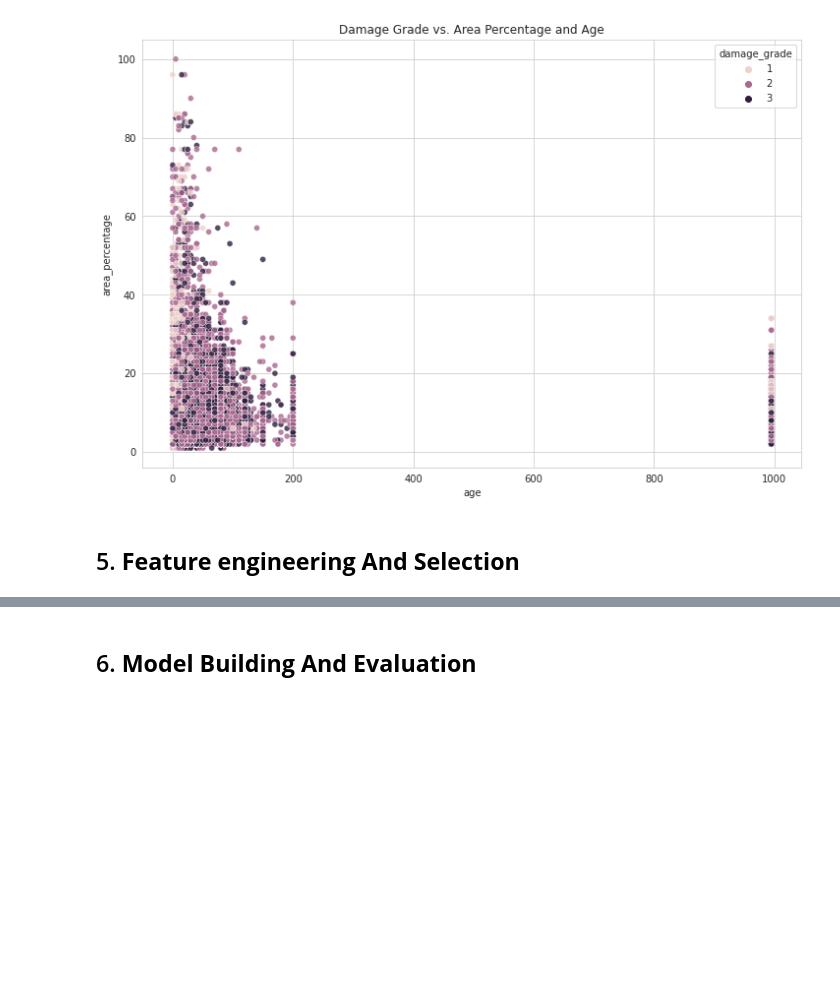
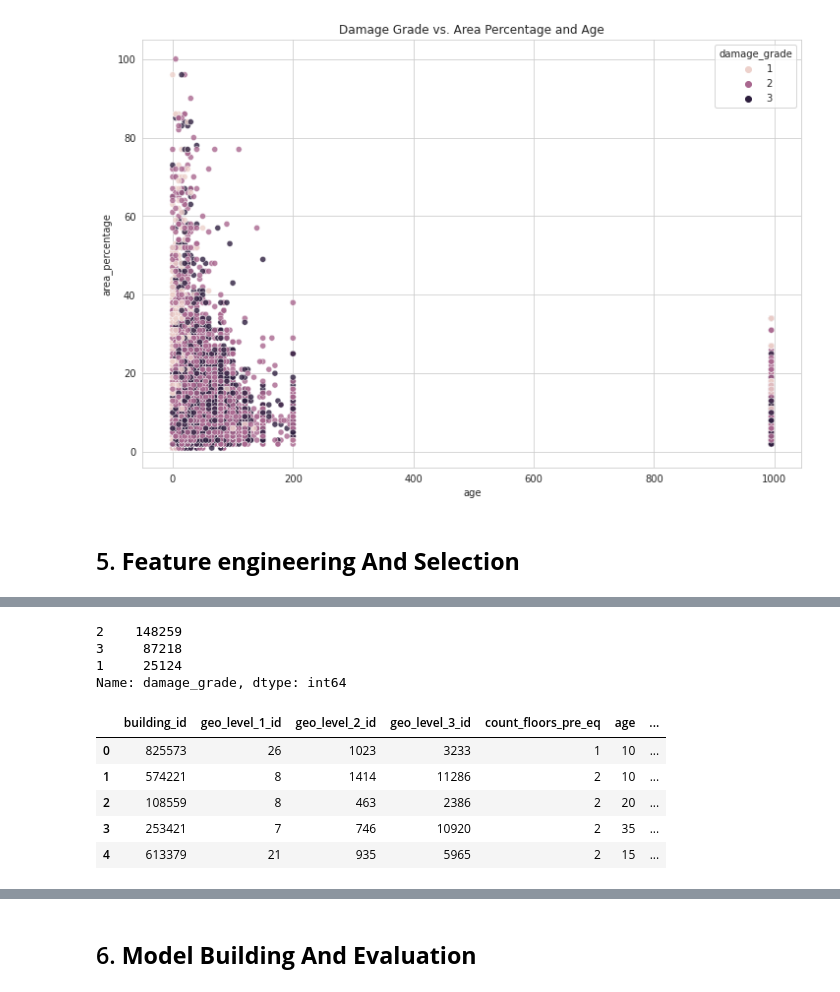
Before and after one commit to Nokulunga77/Data-Competition-, a Jupyter notebook: Note_book.ipynb, the cells around one changed output, grey strips where cells are left out. Saved outputs shown, nothing was run; the diff lists cells and outputs as text; code cells hidden in the pictures; blank space fills up the shorter version.

```diff
--- a/Note_book.ipynb
+++ b/Note_book.ipynb
@@ -224,0 +235,58 @@ train_data = df_train.copy()
+# %%
+cols = ['building_id', 'geo_level_1_id', 'geo_level_2_id', 'geo_level_3_id',
+       'count_floors_pre_eq', 'age', 'area_percentage', 'height_percentage',
+       'land_surface_condition', 'foundation_type', 'roof_type',
+       'ground_floor_type', 'other_floor_type', 'position',
+       'plan_configuration', 'has_superstructure_adobe_mud',
+       'has_superstructure_mud_mortar_stone', 'has_superstructure_stone_flag',
+       'has_superstructure_cement_mortar_stone',
+       'has_superstructure_mud_mortar_brick',
+       'has_superstructure_cement_mortar_brick', 'has_superstructure_timber',
+       'has_superstructure_bamboo','has_superstructure_rc_engineered', 'has_superstructure_other','damage_grade']
+
+train_data = df_train[cols]
+# %%
+train_data.damage_grade.value_counts()
+# %% [output]
+2    148259
+3     87218
+1     25124
+Name: damage_grade, dtype: int64
+# %%
+def resample_data(df):
+
+    # Determining the class with more tweets
+
+    upper_class = int(len(train_data[train_data['damage_grade'] == 1]))
+
+    # seperating the 3 classes
+    class_one = train_data[train_data['damage_grade'] == 1]
+
+    class_two = train_data[train_data['damage_grade'] == 2]
+
+    class_three = train_data[train_data['damage_grade'] == 3]
+
+
+    # upsampling classes
+    class_1_down = resample(class_one, replace = False,n_samples = upper_class, random_state = 0)
+
+    class_2_down = resample(class_two,replace = True,n_samples = upper_class, random_state = 0)
+
+    class_3_down = resample(class_three,replace = True,n_samples = upper_class, random_state = 0) # nothing was changed
+
+    # Creating a new DataFrame out of the balanced data
+    new_df = pd.concat([class_1_down, class_2_down, class_3_down])
+
+    return new_df
+# %%
+new_df = resample_data(train_data)
+df = new_df.sample(frac=1).reset_index(drop=True)
+# %%
+df.head()
+# %% [output]
+|  | building_id | geo_level_1_id | geo_level_2_id | geo_level_3_id | count_floors_pre_eq | age | ... |
+| 0 | 825573 | 26 | 1023 | 3233 | 1 | 10 | ... |
+| 1 | 574221 | 8 | 1414 | 11286 | 2 | 10 | ... |
+| 2 | 108559 | 8 | 463 | 2386 | 2 | 20 | ... |
+| 3 | 253421 | 7 | 746 | 10920 | 2 | 35 | ... |
+| 4 | 613379 | 21 | 935 | 5965 | 2 | 15 | ... |
```
Also changed, not shown: parts of 10 cells of this notebook.
